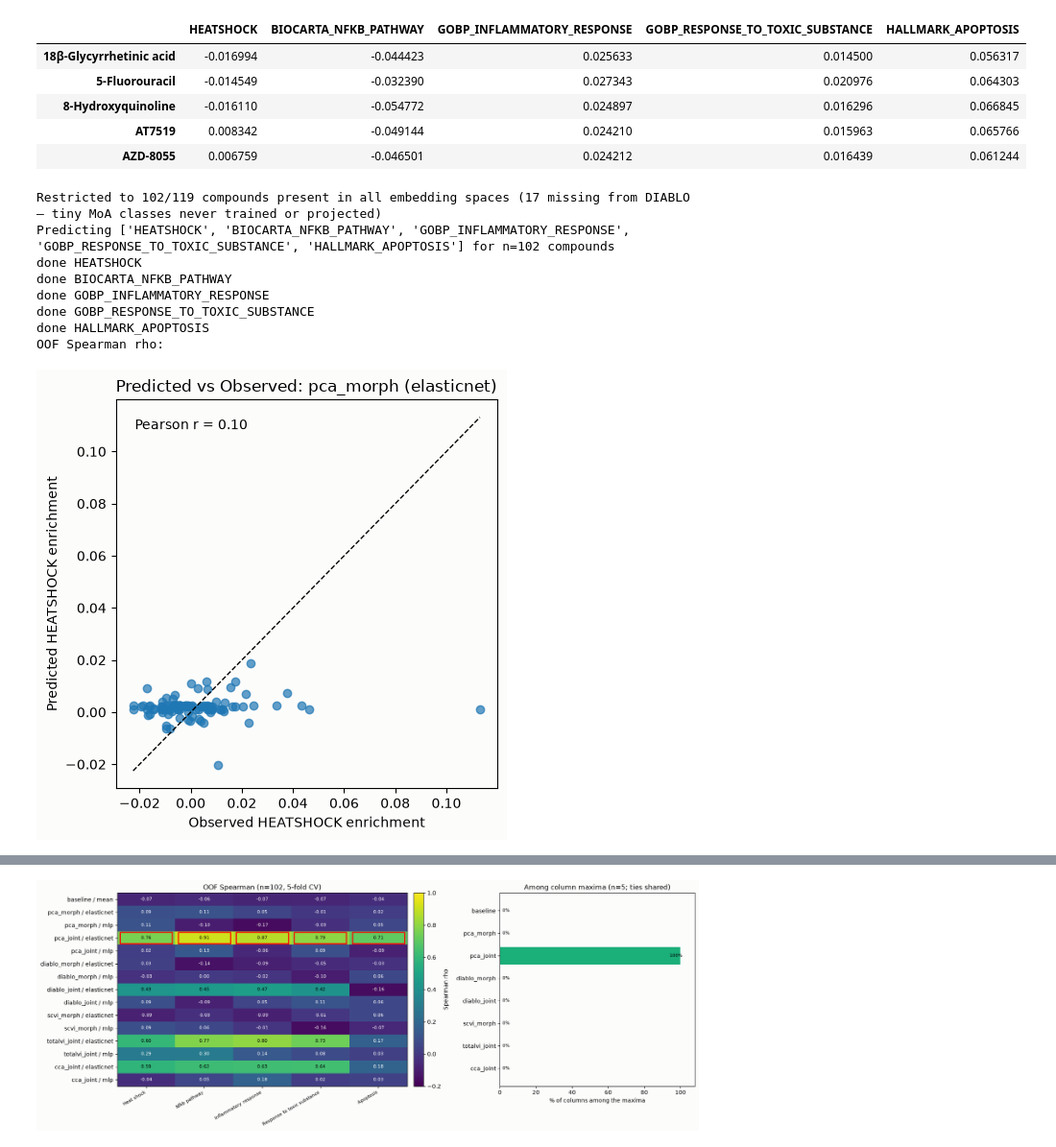
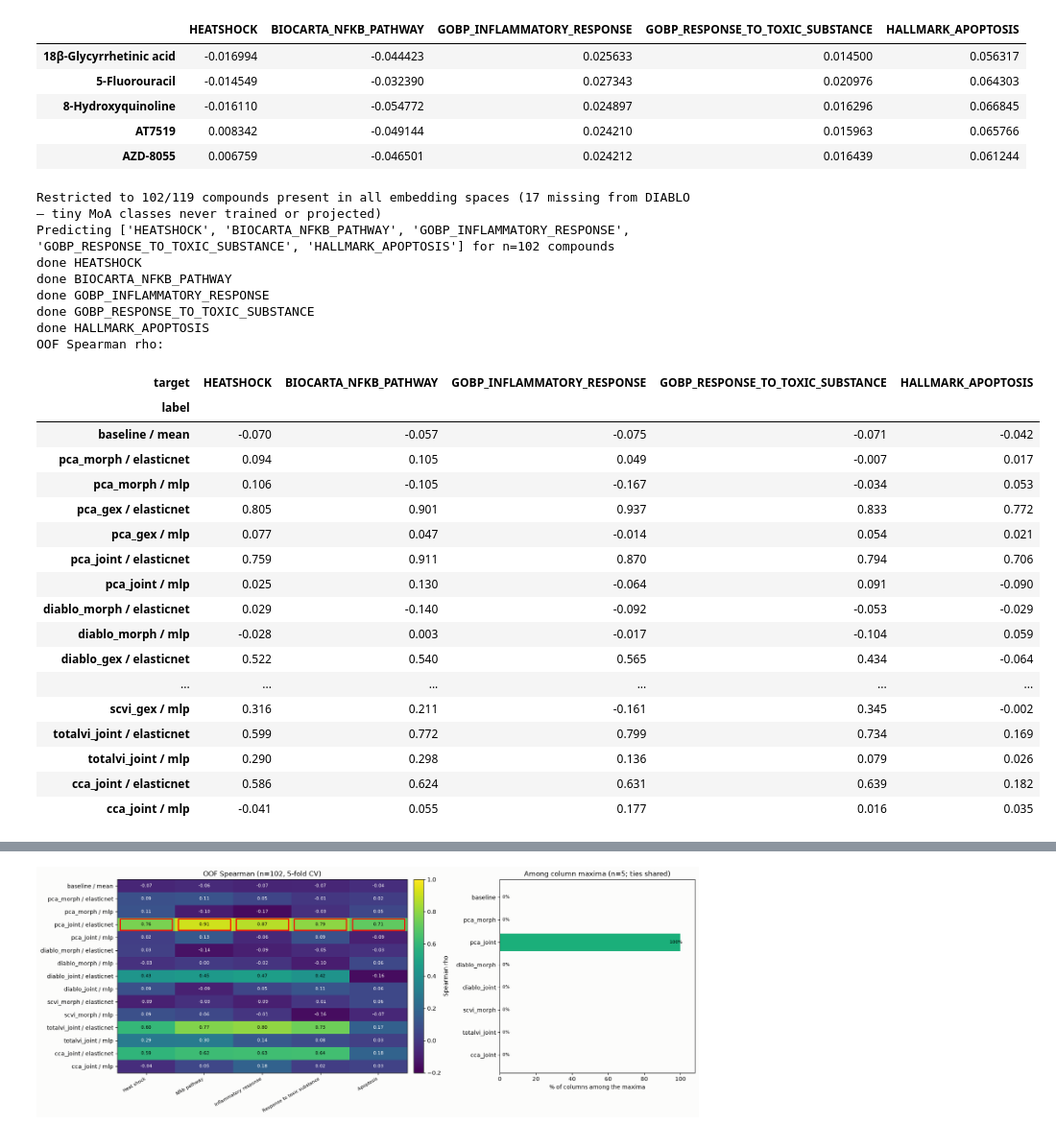
Before and after one commit to Arkkienkeli/hackathon_crossmodal_stream, a Jupyter notebook: OpenScreen/morphology_expression_downstream_tasks.ipynb, the cells around one changed output, grey strips where cells are left out. Shown at 96% size. Cells and saved outputs as stored; diff of their text form; code cells hidden in the pictures.

```diff
--- a/OpenScreen/morphology_expression_downstream_tasks.ipynb
+++ b/OpenScreen/morphology_expression_downstream_tasks.ipynb
@@ -1877,54 +1962,48 @@ for target in gs_targets:
                         "target": target,
                         "space": space_name,
                         "model": model_name,
                         "metric": metric,
                         "value": val,
                     }
                 )
     print(f"done {target}")
 
 geneset_metrics = pd.DataFrame(gs_rows)
 geneset_spearman = (
     geneset_metrics.loc[geneset_metrics["metric"] == "spearman"]
     .assign(label=lambda d: d["space"] + " / " + d["model"])
     .pivot(index="label", columns="target", values="value")
 )
 gs_row_order = metric_row_order("baseline / mean")
 geneset_spearman = geneset_spearman.reindex(index=gs_row_order, columns=gs_targets)
 print("OOF Spearman rho:")
 geneset_spearman.round(3)
 
 # --- Plot an example of predicted vs observed values ---
-
-# Pick an example to visualize
-example_target = gs_targets[0]  # first target gene set
-example_space = "pca_morph" if "pca_morph" in X_gs else list(X_gs.keys())[0]
-example_model = "elasticnet"
-
-y_true = y_gs[example_target].to_numpy(dtype=float)
-y_pred = gs_oof.get((example_space, example_model, example_target))
-
-if y_pred is not None:
-    plt.figure(figsize=(5, 5))
-    plt.scatter(y_true, y_pred, alpha=0.7)
-    plt.xlabel(f"Observed {example_target} enrichment")
-    plt.ylabel(f"Predicted {example_target} enrichment")
-    plt.title(f"Predicted vs Observed: {example_space} ({example_model})")
-    r = np.corrcoef(y_true, y_pred)[0, 1]
-    plt.text(0.05, 0.95, f"Pearson r = {r:.2f}", transform=plt.gca().transAxes,
-             ha="left", va="top")
-    plt.plot([y_true.min(), y_true.max()], [y_true.min(), y_true.max()], "k--", lw=1)
-    plt.tight_layout()
-    plt.show()
-else:
-    print("Could not find predicted values to plot for example.")
 # %% [output]
 Restricted to 102/119 compounds present in all embedding spaces (17 missing from DIABLO — tiny MoA classes never trained or projected)
 Predicting ['HEATSHOCK', 'BIOCARTA_NFKB_PATHWAY', 'GOBP_INFLAMMATORY_RESPONSE', 'GOBP_RESPONSE_TO_TOXIC_SUBSTANCE', 'HALLMARK_APOPTOSIS'] for n=102 compounds
 done HEATSHOCK
 done BIOCARTA_NFKB_PATHWAY
 done GOBP_INFLAMMATORY_RESPONSE
 done GOBP_RESPONSE_TO_TOXIC_SUBSTANCE
 done HALLMARK_APOPTOSIS
 OOF Spearman rho:
-[figure, removed]
+| target | HEATSHOCK | BIOCARTA_NFKB_PATHWAY | GOBP_INFLAMMATORY_RESPONSE | GOBP_RESPONSE_TO_TOXIC_SUBSTANCE | HALLMARK_APOPTOSIS |
+| label |  |  |  |  |  |
+| baseline / mean | -0.070 | -0.057 | -0.075 | -0.071 | -0.042 |
+| pca_morph / elasticnet | 0.094 | 0.105 | 0.049 | -0.007 | 0.017 |
+| pca_morph / mlp | 0.106 | -0.105 | -0.167 | -0.034 | 0.053 |
+| pca_gex / elasticnet | 0.805 | 0.901 | 0.937 | 0.833 | 0.772 |
+| pca_gex / mlp | 0.077 | 0.047 | -0.014 | 0.054 | 0.021 |
+| pca_joint / elasticnet | 0.759 | 0.911 | 0.870 | 0.794 | 0.706 |
+| pca_joint / mlp | 0.025 | 0.130 | -0.064 | 0.091 | -0.090 |
+| diablo_morph / elasticnet | 0.029 | -0.140 | -0.092 | -0.053 | -0.029 |
+| diablo_morph / mlp | -0.028 | 0.003 | -0.017 | -0.104 | 0.059 |
+| diablo_gex / elasticnet | 0.522 | 0.540 | 0.565 | 0.434 | -0.064 |
+| ... | ... | ... | ... | ... | ... |
+| scvi_gex / mlp | 0.316 | 0.211 | -0.161 | 0.345 | -0.002 |
+| totalvi_joint / elasticnet | 0.599 | 0.772 | 0.799 | 0.734 | 0.169 |
+| totalvi_joint / mlp | 0.290 | 0.298 | 0.136 | 0.079 | 0.026 |
+| cca_joint / elasticnet | 0.586 | 0.624 | 0.631 | 0.639 | 0.182 |
+| cca_joint / mlp | -0.041 | 0.055 | 0.177 | 0.016 | 0.035 |
```
Also changed, not shown: parts of 3 cells of this notebook.
